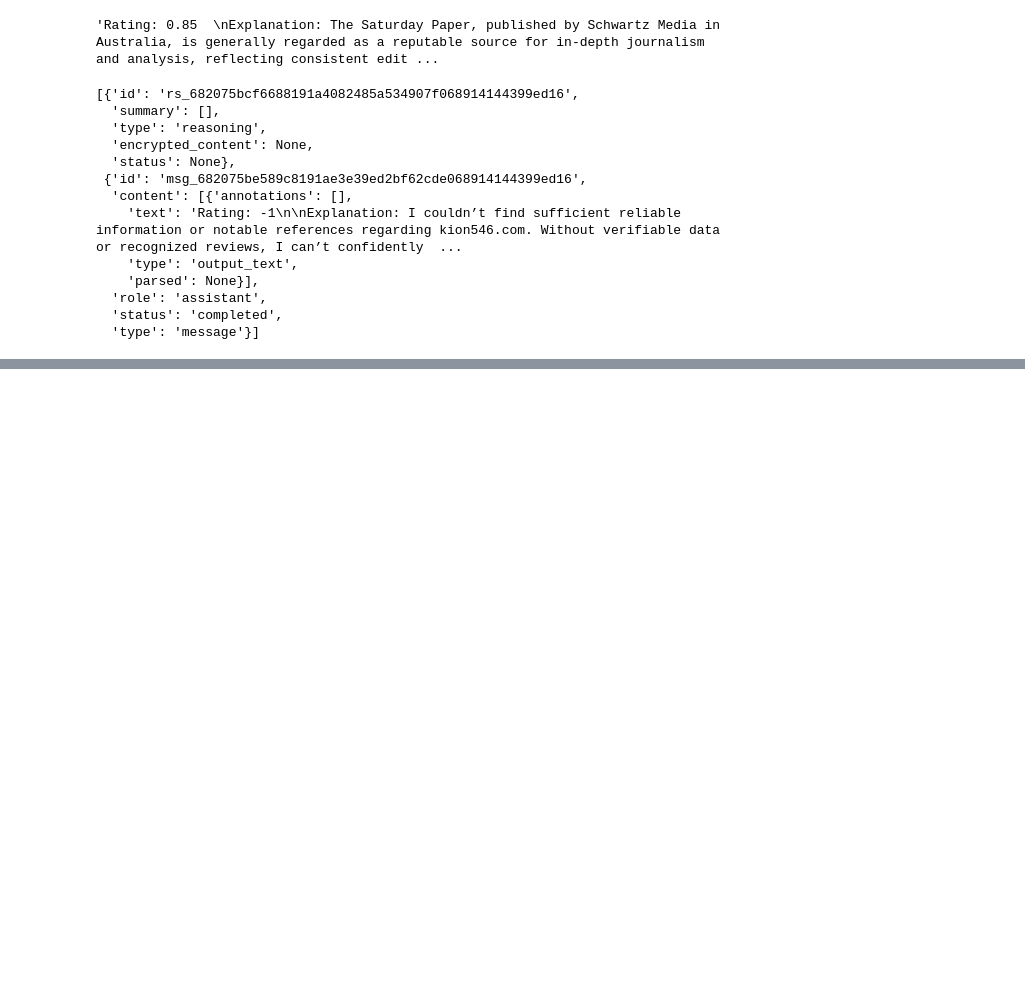
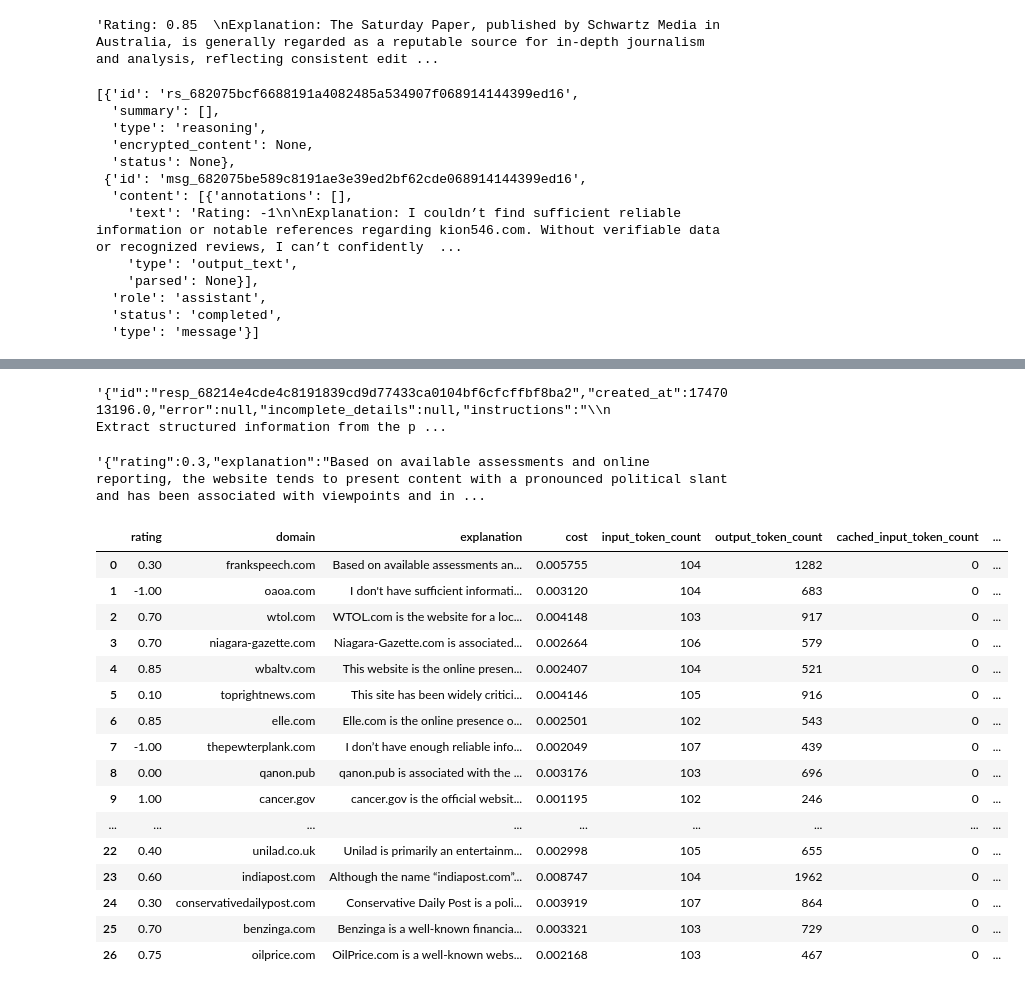
Before and after one commit to yang3kc/llm_domain_classification, a Jupyter notebook: backend/notebooks/explore_openai.ipynb, the cells around one changed output, grey strips where cells are left out. Saved outputs shown, nothing was run; the diff lists cells and outputs as text; code cells hidden in the pictures; blank space fills up the shorter version.

Commit message:
Add results for reasoning models (#3)

```diff
--- a/backend/notebooks/explore_openai.ipynb
+++ b/backend/notebooks/explore_openai.ipynb
@@ -168,0 +231,28 @@ reasoning_output_df['output']
+# %%
+test_resp.model_dump_json()
+# %% [output]
+'{"id":"resp_68214e4cde4c8191839cd9d77433ca0104bf6cfcffbf8ba2","created_at":1747013196.0,"error":null,"incomplete_details":null,"instructions":"\\n            Extract structured information from the p ...
+# %%
+test_resp.output_text
+# %% [output]
+'{"rating":0.3,"explanation":"Based on available assessments and online reporting, the website tends to present content with a pronounced political slant and has been associated with viewpoints and in ...
+# %%
+pd.read_parquet("/Users/yangkc/working/llm/llm_domain_classification/data/intermediate/parsed_responses/openai/o3-mini-2025-01-31.parquet")
+# %% [output]
+|  | rating | domain | explanation | cost | input_token_count | output_token_count | cached_input_token_count | ... |
+| 0 | 0.30 | frankspeech.com | Based on available assessments an... | 0.005755 | 104 | 1282 | 0 | ... |
+| 1 | -1.00 | oaoa.com | I don't have sufficient informati... | 0.003120 | 104 | 683 | 0 | ... |
+| 2 | 0.70 | wtol.com | WTOL.com is the website for a loc... | 0.004148 | 103 | 917 | 0 | ... |
+| 3 | 0.70 | niagara-gazette.com | Niagara-Gazette.com is associated... | 0.002664 | 106 | 579 | 0 | ... |
+| 4 | 0.85 | wbaltv.com | This website is the online presen... | 0.002407 | 104 | 521 | 0 | ... |
+| 5 | 0.10 | toprightnews.com | This site has been widely critici... | 0.004146 | 105 | 916 | 0 | ... |
+| 6 | 0.85 | elle.com | Elle.com is the online presence o... | 0.002501 | 102 | 543 | 0 | ... |
+| 7 | -1.00 | thepewterplank.com | I don’t have enough reliable info... | 0.002049 | 107 | 439 | 0 | ... |
+| 8 | 0.00 | qanon.pub | qanon.pub is associated with the ... | 0.003176 | 103 | 696 | 0 | ... |
+| 9 | 1.00 | cancer.gov | cancer.gov is the official websit... | 0.001195 | 102 | 246 | 0 | ... |
+| ... | ... | ... | ... | ... | ... | ... | ... | ... |
+| 22 | 0.40 | unilad.co.uk | Unilad is primarily an entertainm... | 0.002998 | 105 | 655 | 0 | ... |
+| 23 | 0.60 | indiapost.com | Although the name “indiapost.com”... | 0.008747 | 104 | 1962 | 0 | ... |
+| 24 | 0.30 | conservativedailypost.com | Conservative Daily Post is a poli... | 0.003919 | 107 | 864 | 0 | ... |
+| 25 | 0.70 | benzinga.com | Benzinga is a well-known financia... | 0.003321 | 103 | 729 | 0 | ... |
+| 26 | 0.75 | oilprice.com | OilPrice.com is a well-known webs... | 0.002168 | 103 | 467 | 0 | ... |
```
Also changed, not shown: parts of 11 cells of this notebook, 17 other files.
